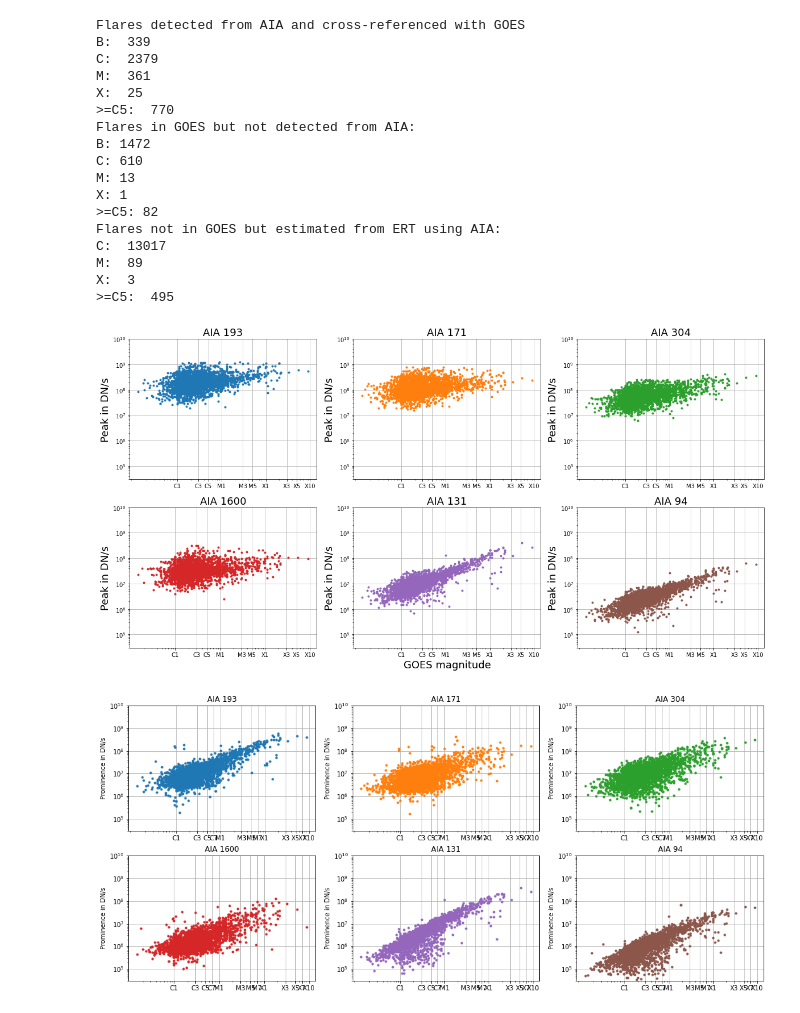
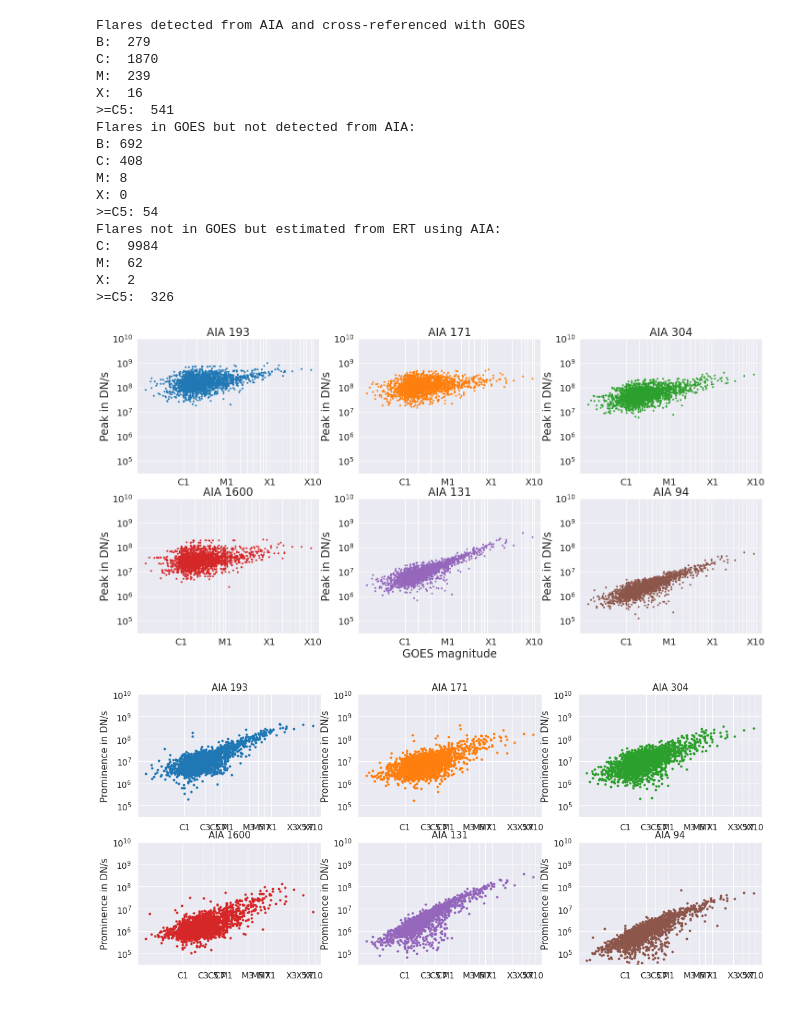
Before and after one commit to SWxTREC/aia-flare-catalog, a Jupyter notebook: paper_figures.ipynb, the cells around one changed output. Cells and saved outputs as stored; diff of their text form; code cells hidden in the pictures.

```diff
--- a/paper_figures.ipynb
+++ b/paper_figures.ipynb
@@ -21,7 +67,4 @@ from sklearn.linear_model import LinearRegression
 # %%
-flare_catalog = pd.read_csv('aia_flares_catalog_verified.csv')
-flare_catalog_goes = flare_catalog[flare_catalog['goes_flare_ind'].notnull()]
-flare_catalog_nogoes = flare_catalog[flare_catalog['goes_flare_ind'].isnull()]
 goes_catalog = pd.read_csv('goes_catalog_with_noaa_ar2.csv',na_values=' ')
 goes_catalog = goes_catalog.dropna(subset=['SHARP'])
 goes_catalog = goes_catalog[pd.to_numeric(goes_catalog['SHARP'])>=20]
@@ -39,5 +82,21 @@ nes_noaa = pd.read_csv('/home/kiva6588/Code/nonempty_sharps_with_noaa_ar.csv')
 goes_catalog = goes_catalog[goes_catalog.SHARP.isin(nes_noaa.HARPNUM)]
 goes_catalog = goes_catalog.reset_index().rename(columns={'index':'flare_ind'})
 
-lams = ['193','171','304','1600','131','94']
-colors = ['tab:blue','tab:orange','tab:green','tab:red','tab:purple','tab:brown']
+print('GOES catalog before new limb filtering:',len(goes_catalog))
+print('B:',sum(goes_catalog['CMX']=='B'),'C:',sum(goes_catalog['CMX']=='C'),'M:',sum(goes_catalog['CMX']=='M'),'X:',sum(goes_catalog['CMX']=='X'))
+
+goes_catalog['goes_start_time'] = pd.to_datetime('20' + goes_catalog['DATE'].astype('str') + '_' +
+                                        goes_catalog['START_TIME'].astype('str').str.zfill(4) + '00', format='%Y%m%d_%H%M%S')
+goes_catalog['goes_end_time'] = pd.to_datetime('20' + goes_catalog['DATE'].astype('str') + '_' +
+                                        goes_catalog['END_TIME'].astype('str').str.zfill(4) + '00', format='%Y%m%d_%H%M%S')
+goes_catalog['goes_end_time'][goes_catalog['goes_end_time']<goes_catalog['goes_start_time']] = goes_catalog['goes_end_time'][goes_catalog['goes_end_time']<goes_catalog['goes_start_time']]+timedelta(days=1)
+
+limbdata['Start Time'] = pd.to_datetime(limbdata['Start Time'])
+limbdata['End Time'] = pd.to_datetime(limbdata['End Time'])
+
+goes_catalog = goes_catalog.merge(limbdata,how='inner',on='SHARP')
+
+goes_catalog = goes_catalog[np.logical_and(goes_catalog['goes_end_time']>=goes_catalog['Start Time'],goes_catalog['goes_start_time']<=goes_catalog['End Time'])]
+
+print('GOES catalog after new limb filtering:',len(goes_catalog))
+print('B:',sum(goes_catalog['CMX']=='B'),'C:',sum(goes_catalog['CMX']=='C'),'M:',sum(goes_catalog['CMX']=='M'),'X:',sum(goes_catalog['CMX']=='X'))
@@ -56,61 +110,69 @@ fig2,axs2 = plt.subplots(2,3,figsize=(20,10))
 for j in range(len(lams)):
     ax = axs2[j//3,j-j//3*3]
     ax.loglog((flare_catalog_goes['goes_magnitude']),(flare_catalog_goes[lams[j]+'_magnitude']),'.',color=colors[j])
-    ax.set_title('AIA '+lams[j],fontsize=18)
-    ax.set_ylabel('Peak in DN/s',fontsize=18)
+    ax.set_title('AIA '+lams[j],fontsize=24)
+    ax.set_ylabel('Peak in DN/s',fontsize=24)
     ax.set_ylim(3e4,1e10)
     ax.grid(True,axis='both')
-    ax.set_xticks(ticks=([1e-6,3e-6,5e-6,1e-5,3e-5,5e-5,1e-4,3e-4,5e-4,1e-3]))
-    ax.set_xticklabels(labels=['C1','C3','C5','M1','M3','M5','X1','X3','X5','X10'])
-axs2[1,1].set_xlabel('GOES magnitude',fontsize=18)
+    plt.setp(ax.get_yticklabels(),fontsize=20)
+    ax.set_xticks(ticks=([1e-6,2e-6,3e-6,4e-6,5e-6,6e-6,7e-6,8e-6,9e-6,1e-5,2e-5,3e-5,4e-5,5e-5,6e-5,7e-5,8e-5,9e-5,1e-4,2e-4,3e-4,4e-4,5e-4,6e-4,7e-4,8e-4,9e-4,1e-3]))
+    ax.set_xticklabels(labels=['C1','','','','','','','','','M1','','','','','','','','','X1','','','','','','','','','X10'],fontsize=20)
+axs2[1,1].set_xlabel('GOES magnitude',fontsize=24)
+plt.subplots_adjust(top = 1, bottom = 0, right = 1, left = 0,
+            hspace = 0, wspace = 0)
+# plt.gca().xaxis.set_major_locator(plt.NullLocator())
+# plt.gca().yaxis.set_major_locator(plt.NullLocator())
+plt.grid(True)
+plt.tight_layout(pad=0)
+plt.savefig('../figures/aiapeaksvsgoespeaks.eps',bbox_inches='tight',pad_inches=0)
 
 fig3,axs3 = plt.subplots(2,3,figsize=(18,8))
 for j in range(len(lams)):
     ax = axs3[j//3,j-j//3*3]
     ax.loglog((flare_catalog_goes['goes_magnitude']),(flare_catalog_goes[lams[j]+'_prominence']),'.',color=colors[j])
     ax.set_title('AIA '+lams[j])
     ax.set_ylabel('Prominence in DN/s')
     ax.set_ylim(3e4,1e10)
-    ax.grid()
+    ax.grid(True)
     ax.set_xticks(ticks=([1e-6,3e-6,5e-6,7e-6,1e-5,3e-5,5e-5,7e-5,1e-4,3e-4,5e-4,7e-4,1e-3]))
     ax.set_xticklabels(labels=['C1','C3','C5','C7','M1','M3','M5','M7','X1','X3','X5','X7','X10'])
 print('Flares detected from AIA and cross-referenced with GOES')
 print('B: ',len(flare_catalog_goes[flare_catalog_goes['CMX']=='B']))
 print('C: ',len(flare_catalog_goes[flare_catalog_goes['CMX']=='C']))
 print('M: ',len(flare_catalog_goes[flare_catalog_goes['CMX']=='M']))
 print('X: ',len(flare_catalog_goes[flare_catalog_goes['CMX']=='X']))
 print('>=C5: ',len(flare_catalog_goes[flare_catalog_goes['goes_magnitude']>=5e-6]))
 print('Flares in GOES but not detected from AIA:')
 print('B:',len(goes_catalog[np.logical_and(goes_catalog['CMX']=='B',~goes_catalog['flare_ind'].isin(flare_catalog_goes['goes_flare_ind']))]))
 print('C:',len(goes_catalog[np.logical_and(goes_catalog['CMX']=='C',~goes_catalog['flare_ind'].isin(flare_catalog_goes['goes_flare_ind']))]))
 print('M:',len(goes_catalog[np.logical_and(goes_catalog['CMX']=='M',~goes_catalog['flare_ind'].isin(flare_catalog_goes['goes_flare_ind']))]))
 print('X:',len(goes_catalog[np.logical_and(goes_catalog['CMX']=='X',~goes_catalog['flare_ind'].isin(flare_catalog_goes['goes_flare_ind']))]))
 print('>=C5:',len(goes_catalog[np.logical_and(goes_catalog['INTENSITY']/10>=5e-6,~goes_catalog['flare_ind'].isin(flare_catalog_goes['goes_flare_ind']))]))
 print('Flares not in GOES but estimated from ERT using AIA:')
 print('C: ',len(flare_catalog_nogoes[flare_catalog_nogoes['ert_pred_CMX']=='C']))
 print('M: ',len(flare_catalog_nogoes[flare_catalog_nogoes['ert_pred_CMX']=='M']))
 print('X: ',len(flare_catalog_nogoes[flare_catalog_nogoes['ert_pred_CMX']=='X']))
 print('>=C5: ',len(flare_catalog_nogoes[flare_catalog_nogoes['ert_pred_intensity']>=5e-6]))
 # %% [output]
 Flares detected from AIA and cross-referenced with GOES
-B:  339
-C:  2379
-M:  361
-X:  25
->=C5:  770
+B:  279
+C:  1870
+M:  239
+X:  16
+>=C5:  541
 Flares in GOES but not detected from AIA:
-B: 1472
-C: 610
-M: 13
-X: 1
->=C5: 82
+B: 692
+C: 408
+M: 8
+X: 0
+>=C5: 54
 Flares not in GOES but estimated from ERT using AIA:
-C:  13017
-M:  89
-X:  3
->=C5:  495
+C:  9984
+M:  62
+X:  2
+>=C5:  326
-[figure, old version]
+[figure, new version]
-[figure, old version]
+[figure, new version]
 # %%
 fig, ax = plt.subplots(1,2,figsize=(12,5))
 ax[0].hist(np.log10(flare_catalog_nogoes['131_magnitude']),color=colors[-2])
```
Also changed, not shown: parts of 12 cells of this notebook.
